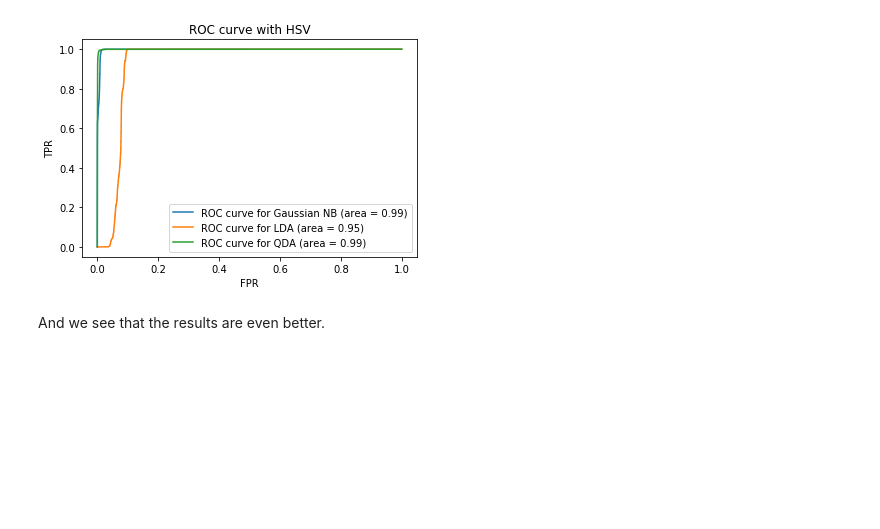
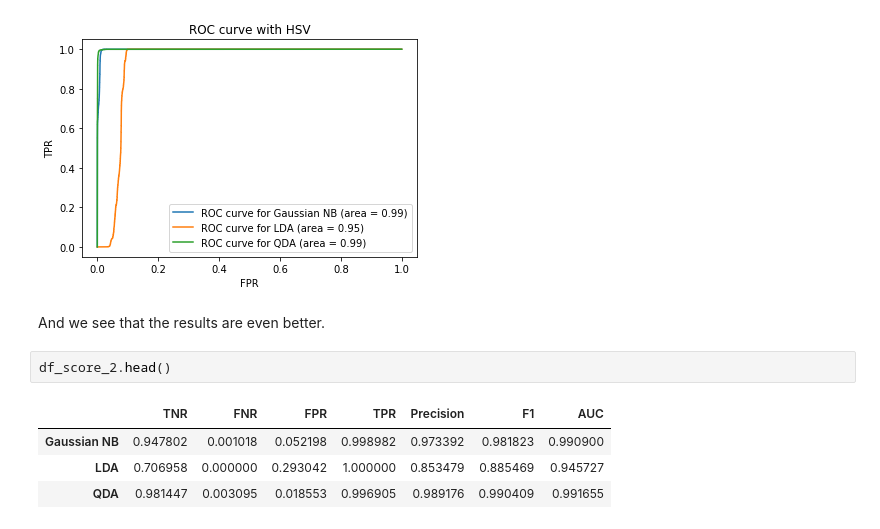
Before and after one commit to josorio1/Exercises-for-Machine-Learning, a Jupyter notebook: Skin_Segmentation.ipynb, the cells around one changed output. Cells and saved outputs as stored; diff of their text form; blank space fills up the shorter version.

```diff
--- a/Skin_Segmentation.ipynb
+++ b/Skin_Segmentation.ipynb
@@ -137,3 +137,10 @@ plt.show()
 [figure]
 # %% [markdown]
 And we see that the results are even better.
+# %%
+df_score_2.head()
+# %% [output]
+|  | TNR | FNR | FPR | TPR | Precision | F1 | AUC |
+| Gaussian NB | 0.947802 | 0.001018 | 0.052198 | 0.998982 | 0.973392 | 0.981823 | 0.990900 |
+| LDA | 0.706958 | 0.000000 | 0.293042 | 1.000000 | 0.853479 | 0.885469 | 0.945727 |
+| QDA | 0.981447 | 0.003095 | 0.018553 | 0.996905 | 0.989176 | 0.990409 | 0.991655 |
```
